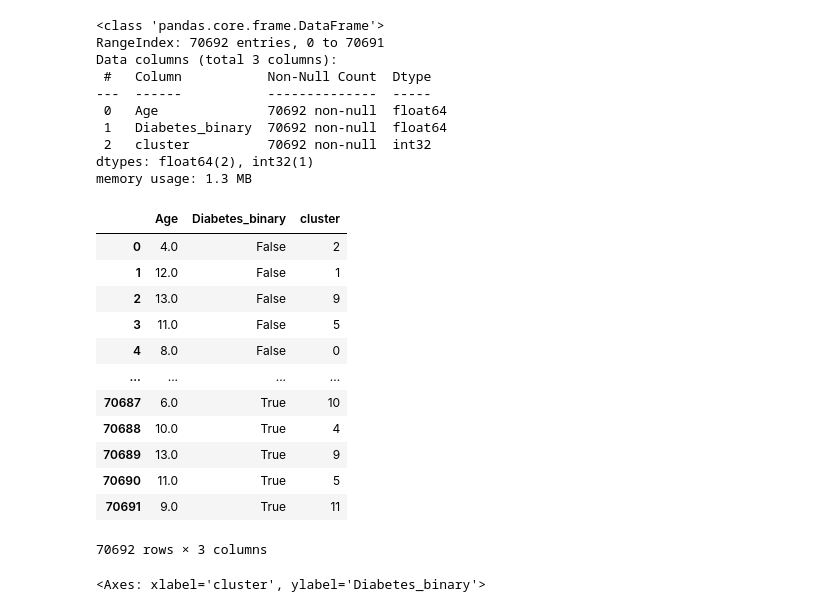
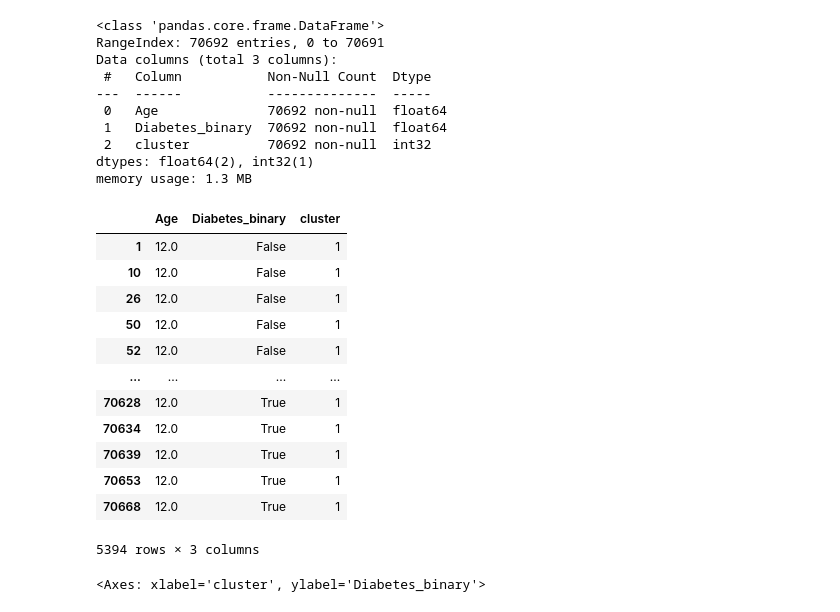
Before and after one commit to ryanphua/SC1015-Mini-Project, a Jupyter notebook: Diabetes Analysis.ipynb, the cells around one changed output. Cells and saved outputs as stored; diff of their text form; code cells hidden in the pictures.

```diff
--- a/Diabetes Analysis.ipynb
+++ b/Diabetes Analysis.ipynb
@@ -616,7 +616,7 @@ plt.show()
 # %% [output]
 [figure]
 # %%
-kmeans = KMeans(n_clusters=13, random_state=0).fit(age)
+kmeans = KMeans(n_clusters=13,n_init = 10, random_state=0).fit(age)
 age['cluster']=kmeans.labels_
 # %%
 age.loc[age.cluster == 0].count
@@ -651,21 +651,21 @@ memory usage: 1.3 MB
 # %%
 age['Diabetes_binary'].replace([1.0 ,0.0], ["True", "False"], inplace = True)
 # %%
-age
+age[age['cluster'] == 1]
 # %% [output]
 |  | Age | Diabetes_binary | cluster |
-| 0 | 4.0 | False | 2 |
 | 1 | 12.0 | False | 1 |
-| 2 | 13.0 | False | 9 |
-| 3 | 11.0 | False | 5 |
-| 4 | 8.0 | False | 0 |
+| 10 | 12.0 | False | 1 |
+| 26 | 12.0 | False | 1 |
+| 50 | 12.0 | False | 1 |
+| 52 | 12.0 | False | 1 |
 | ... | ... | ... | ... |
-| 70687 | 6.0 | True | 10 |
-| 70688 | 10.0 | True | 4 |
-| 70689 | 13.0 | True | 9 |
-| 70690 | 11.0 | True | 5 |
-| 70691 | 9.0 | True | 11 |
+| 70628 | 12.0 | True | 1 |
+| 70634 | 12.0 | True | 1 |
+| 70639 | 12.0 | True | 1 |
+| 70653 | 12.0 | True | 1 |
+| 70668 | 12.0 | True | 1 |
-70692 rows × 3 columns
+5394 rows × 3 columns
 # %%
 f = plt.figure(figsize=(16,8))
 sb.stripplot(x='cluster', y='Diabetes_binary', data = age)
```
Also changed, not shown: parts of 15 cells of this notebook.
